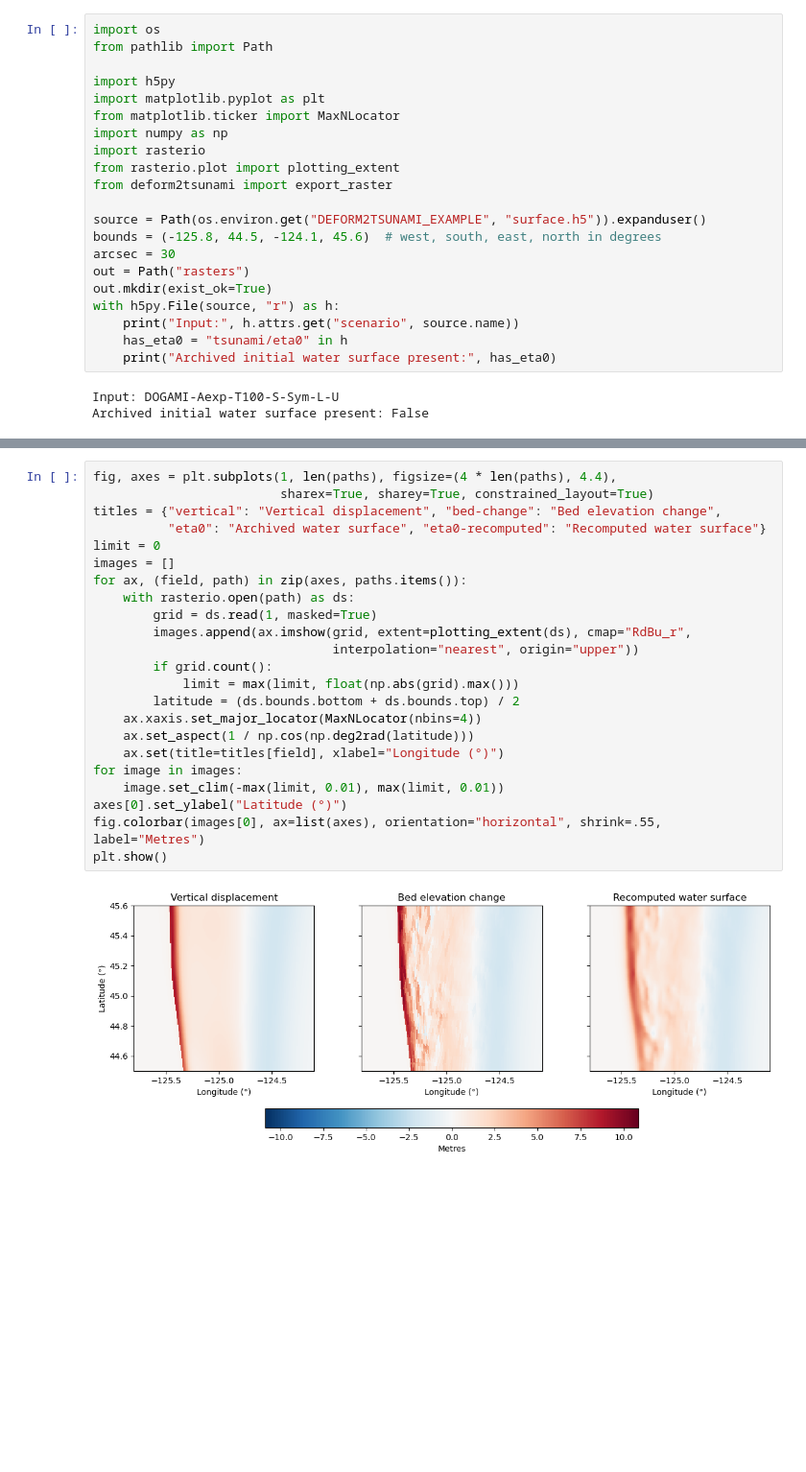
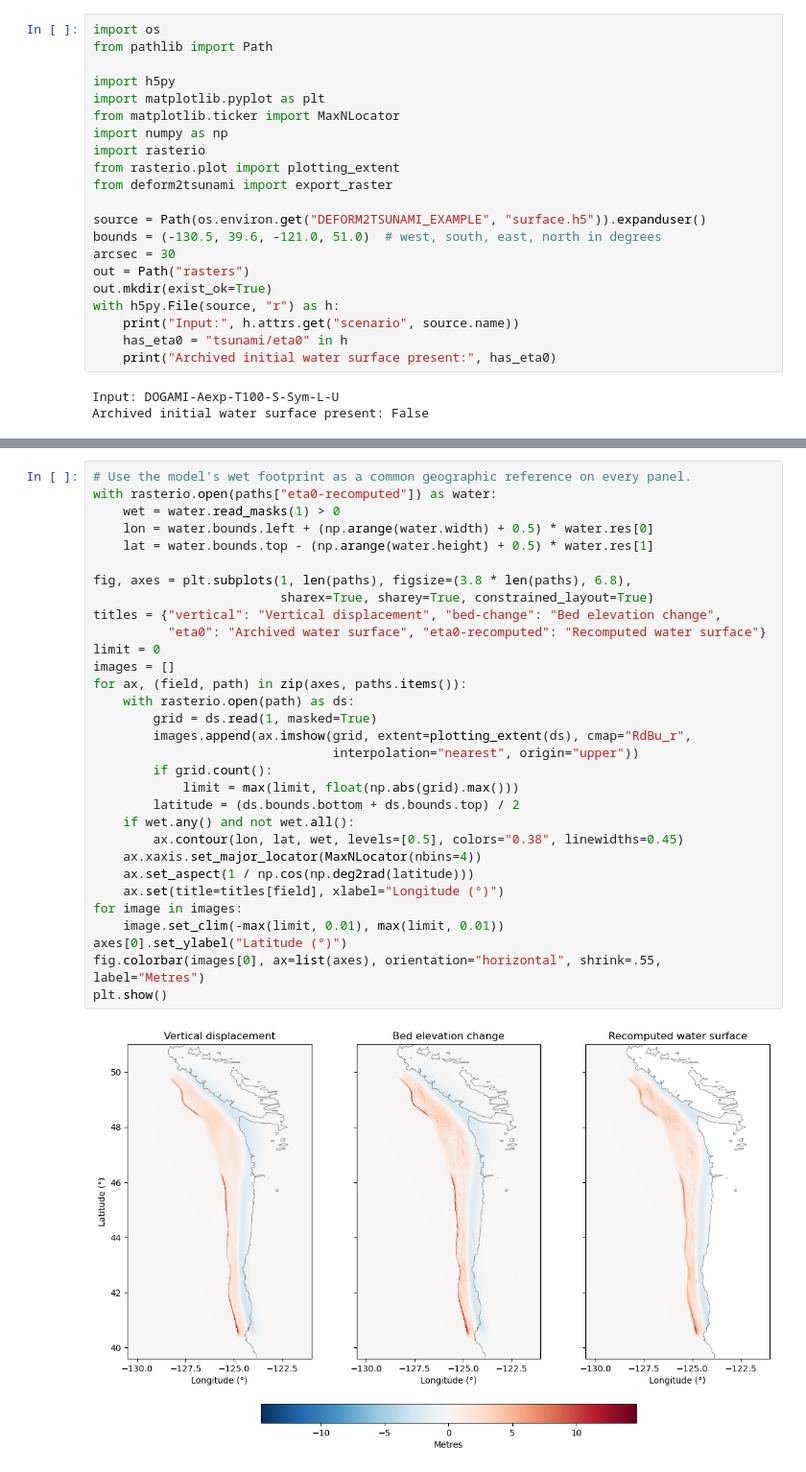
Before and after one commit to dmelgarm/deform2tsunami, a Jupyter notebook: extract_rasters.ipynb, the cells around one changed output, grey strips where cells are left out. Shown at 96% size. Cells and saved outputs as stored; diff of their text form; blank space fills up the shorter version.

```diff
--- a/extract_rasters.ipynb
+++ b/extract_rasters.ipynb
@@ -15,7 +17,7 @@ from rasterio.plot import plotting_extent
 from deform2tsunami import export_raster
 
 source = Path(os.environ.get("DEFORM2TSUNAMI_EXAMPLE", "surface.h5")).expanduser()
-bounds = (-125.8, 44.5, -124.1, 45.6)  # west, south, east, north in degrees
+bounds = (-130.5, 39.6, -121.0, 51.0)  # west, south, east, north in degrees
 arcsec = 30
 out = Path("rasters")
 out.mkdir(exist_ok=True)
@@ -57,25 +92,33 @@ All panels share a color scale. Positive values indicate uplift or water above t
 # %%
-fig, axes = plt.subplots(1, len(paths), figsize=(4 * len(paths), 4.4),
+# Use the model's wet footprint as a common geographic reference on every panel.
+with rasterio.open(paths["eta0-recomputed"]) as water:
+    wet = water.read_masks(1) > 0
+    lon = water.bounds.left + (np.arange(water.width) + 0.5) * water.res[0]
+    lat = water.bounds.top - (np.arange(water.height) + 0.5) * water.res[1]
+
+fig, axes = plt.subplots(1, len(paths), figsize=(3.8 * len(paths), 6.8),
                          sharex=True, sharey=True, constrained_layout=True)
 titles = {"vertical": "Vertical displacement", "bed-change": "Bed elevation change",
           "eta0": "Archived water surface", "eta0-recomputed": "Recomputed water surface"}
 limit = 0
 images = []
 for ax, (field, path) in zip(axes, paths.items()):
     with rasterio.open(path) as ds:
         grid = ds.read(1, masked=True)
         images.append(ax.imshow(grid, extent=plotting_extent(ds), cmap="RdBu_r",
                                 interpolation="nearest", origin="upper"))
         if grid.count():
             limit = max(limit, float(np.abs(grid).max()))
         latitude = (ds.bounds.bottom + ds.bounds.top) / 2
+    if wet.any() and not wet.all():
+        ax.contour(lon, lat, wet, levels=[0.5], colors="0.38", linewidths=0.45)
     ax.xaxis.set_major_locator(MaxNLocator(nbins=4))
     ax.set_aspect(1 / np.cos(np.deg2rad(latitude)))
     ax.set(title=titles[field], xlabel="Longitude (°)")
 for image in images:
     image.set_clim(-max(limit, 0.01), max(limit, 0.01))
 axes[0].set_ylabel("Latitude (°)")
 fig.colorbar(images[0], ax=list(axes), orientation="horizontal", shrink=.55, label="Metres")
 plt.show()
 # %% [output]
-[figure, old version]
+[figure, new version]
```
Also changed, not shown: parts of 9 cells of this notebook, 2 other files.
